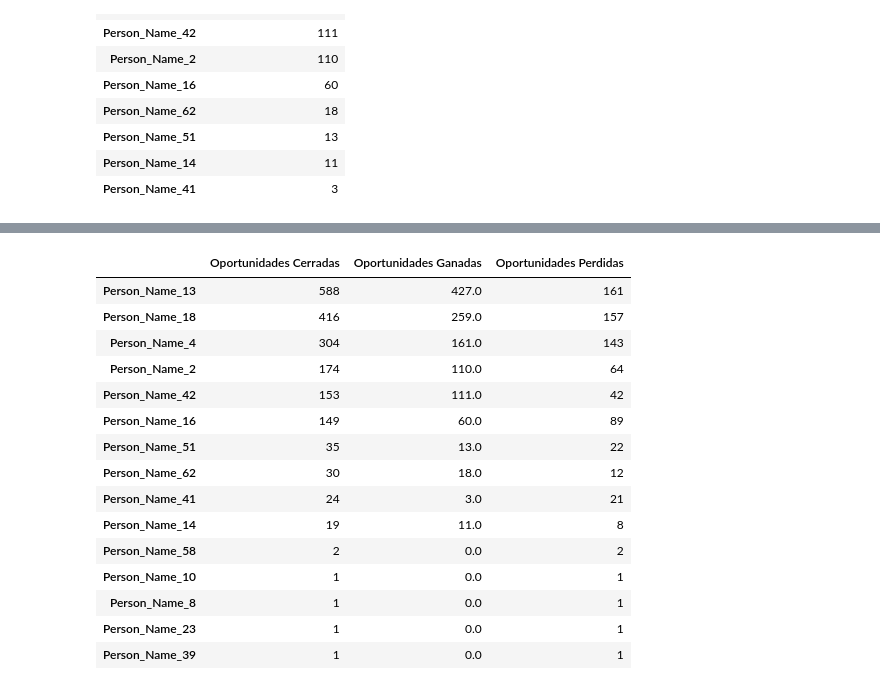
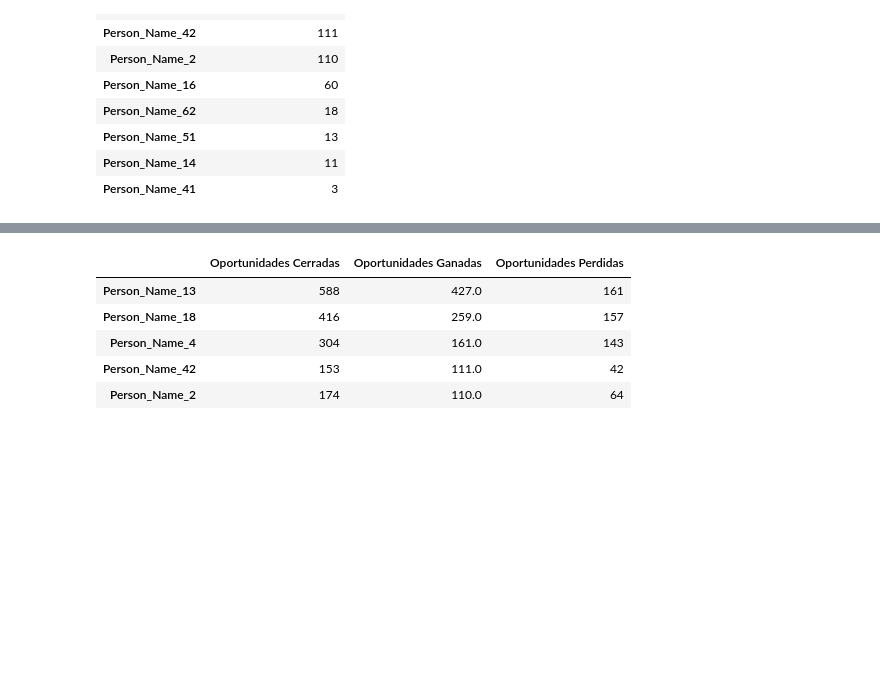
Before and after one commit to Ramaxx95/TP1-Orga-de-Datos, a Jupyter notebook: Visualizaciones/Region_EMEA.ipynb, the cells around one changed output, grey strips where cells are left out. Saved outputs shown, nothing was run; the diff lists cells and outputs as text; code cells hidden in the pictures; blank space fills up the shorter version.

```diff
--- a/Visualizaciones/Region_EMEA.ipynb
+++ b/Visualizaciones/Region_EMEA.ipynb
@@ -219,23 +288,13 @@ anio_2017_vendedores_perdidos
 # %%
 # Para un grafico de barras agrupado lo que vamos a hacer es a esos 3 value counts lo vamos a llevar a un data frame y ponerlos todos en un mismo lugar
 frames = [anio_2017_vendedores_totales, anio_2017_vendedores_ganados, anio_2017_vendedores_perdidos]
-grafico =  pd.concat(frames, join = 'outer', axis = 1).fillna(0)
+grafico =  pd.concat(frames, join = 'outer', axis = 1).fillna(0).nlargest(5, 'Oportunidades Ganadas')
 grafico
 # %% [output]
 |  | Oportunidades Cerradas | Oportunidades Ganadas | Oportunidades Perdidas |
 | Person_Name_13 | 588 | 427.0 | 161 |
 | Person_Name_18 | 416 | 259.0 | 157 |
 | Person_Name_4 | 304 | 161.0 | 143 |
+| Person_Name_42 | 153 | 111.0 | 42 |
 | Person_Name_2 | 174 | 110.0 | 64 |
-| Person_Name_42 | 153 | 111.0 | 42 |
-| Person_Name_16 | 149 | 60.0 | 89 |
-| Person_Name_51 | 35 | 13.0 | 22 |
-| Person_Name_62 | 30 | 18.0 | 12 |
-| Person_Name_41 | 24 | 3.0 | 21 |
-| Person_Name_14 | 19 | 11.0 | 8 |
-| Person_Name_58 | 2 | 0.0 | 2 |
-| Person_Name_10 | 1 | 0.0 | 1 |
-| Person_Name_8 | 1 | 0.0 | 1 |
-| Person_Name_23 | 1 | 0.0 | 1 |
-| Person_Name_39 | 1 | 0.0 | 1 |
 # %%
```
Also changed, not shown: parts of 15 cells of this notebook.
